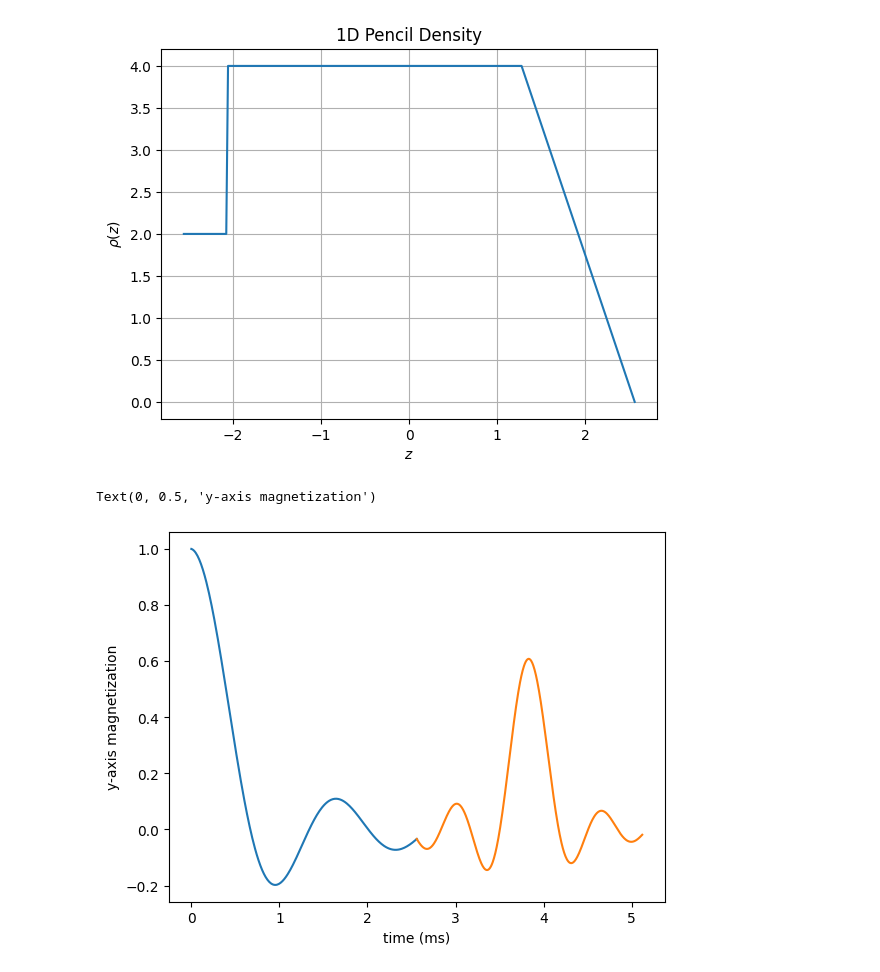
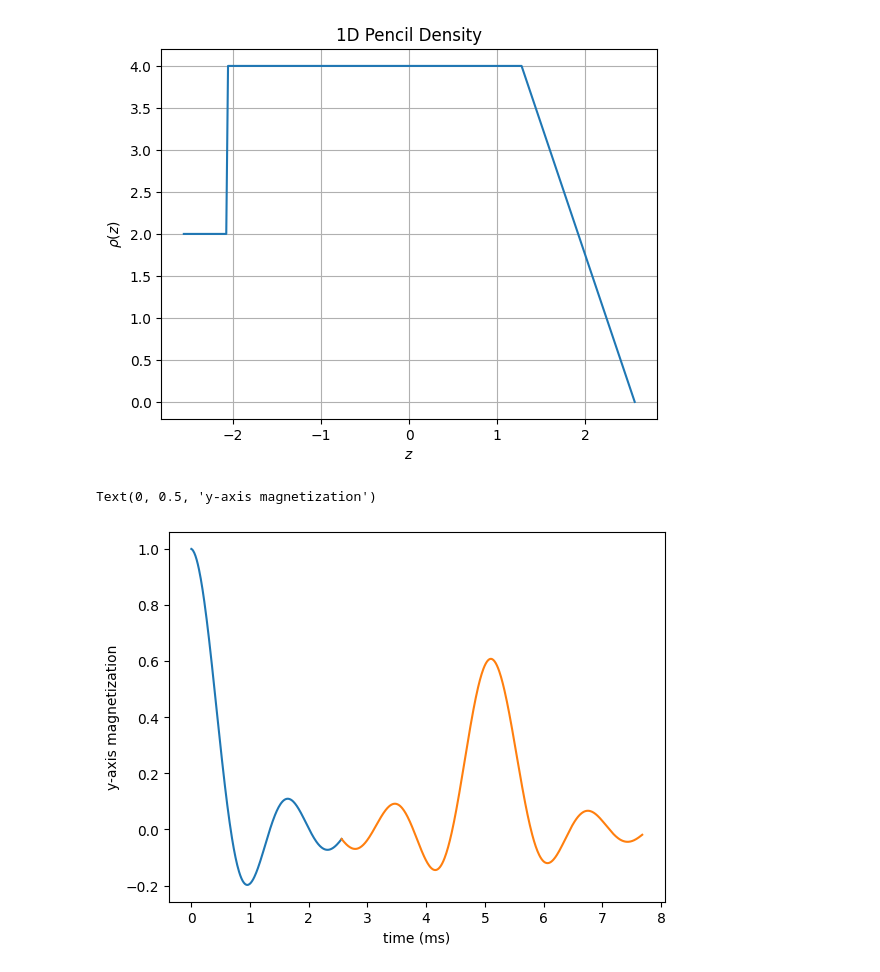
Before and after one commit to chongfengling/MRI-pulse-sequence-optimization, a Jupyter notebook: src/1d_pencil.ipynb, the cells around one changed output. Cells and saved outputs as stored; diff of their text form; code cells hidden in the pictures.

```diff
--- a/src/1d_pencil.ipynb
+++ b/src/1d_pencil.ipynb
@@ -4,33 +4,41 @@
 from utilities import *
 import matplotlib.pyplot as plt
 
-B_0 = 0
-G_x = 4.6e-3
-z = 2.56
+# Object settings
+
+z = 2.56 # mm
 delta_z = 0.02 # 256 points
-gamma_bar = 400
-gamma = gamma_bar * 2 * np.pi
+
 rho_0 = 4
-w0 = B_0 * gamma_bar
-
 pencil_density_profile = density_pencil(z=z, delta_z=delta_z, rho_0=rho_0, plot=True)
 
-# properties & environment settings
+# properties settings
 T1  = 15*2 # ms. magnetization relaxation time in longitudinal direction
 T2  = 10.24 # ms. magnetization relaxation time in transverse direction
 # T2s = 0 # ms T2 star
-
 # TE = 1e-2 # ms
 TS = 5.12 # ms
 
+B_0 = 0
+G_x = 4.6e-3
+gamma_bar = 400
+gamma = gamma_bar * 2 * np.pi
+w0 = B_0 * gamma_bar
+
+# environment settings
+
+# Time
 # 0 -- t1 -- t2 -- t3 -- t4
-# t1 = 6e-3 # ms
+# t1 = 6e-3 # ms set to be 0
 # t2 = t1 + TS / 2 # ms
-
 delta_t = 1e-2 # ms
 num_of_time = int(TS / delta_t) # between t3 and t4
 
-delta_k = gamma_bar * G_x * delta_t # 1/delta_k bigger than 5.12
+# ADC sampling setting
+delta_k = 1 / 5.12 # /mm^-1
+# delta_k = gamma_bar * G_x * delta_t * 1 # 1/delta_k bigger than 5.12
+# delta_k = 0.1 # mm^-1, 1/delta_x bigger than 5.12
+FOV = 1 / delta_k # mm
 
 # gradient pulse sequence
 # z is just consistent with the physical image profile, not z-axis
@@ -39,35 +47,35 @@ num_of_points = len(pos_z) # also the number of spins, number of samples on k an
 
 # get the m0 depend on the density profile
 m0 = pencil_density_profile
 
 # create spins after the rf pulse (lying on the y-axis)
 vec_spins = np.zeros((3, num_of_points))
 vec_spins[1, :] = 1
 
 # G_x on between t1 and t2 (T_s / 2)
 w_G = w_grad(w_0=w0, G_value=G_x, gamma=gamma_bar, pos=pos_z, dim=1)
 res_1 = multiple_FID(vec_spins, m0, w0, w_G, T1, T2, TS / 2, int(num_of_time / 2), 'z')
 
 res_mean = np.mean(res_1, axis=-1)
 time1 = res_mean.shape[1]
 plt.plot(np.linspace(0, time1*delta_t, time1), res_mean[1,:])
 plt.xlabel('time (ms)')
 plt.ylabel('y-axis magnetization')
 
 
 # -G_x on between t2 and t3 (T_s)
 w_G = w_grad(w_0=w0, G_value=-G_x, gamma=gamma_bar, pos=pos_z, dim=1)
 res_2 = multiple_FID(res_1[:,-1,:], m0, w0, w_G, T1, T2, TS, num_of_time, 'z')
 
 res_mean = np.mean(res_2, axis=-1)
 time2 = res_mean.shape[1]
-plt.plot(delta_t * time1+ np.linspace(0, time1*delta_t, time2), res_mean[1,:])
+plt.plot(delta_t * time1 + np.linspace(0, time2*delta_t, time2), res_mean[1,:])
 plt.xlabel('time (ms)')
 plt.ylabel('y-axis magnetization')
 # %% [output]
 [figure]
 Text(0, 0.5, 'y-axis magnetization')
-[figure, old version]
+[figure, new version]
 # %%
 #extract s(t) during ADC process
 s_t = res_mean[1,:]
```
Also changed, not shown: parts of 10 cells of this notebook.
